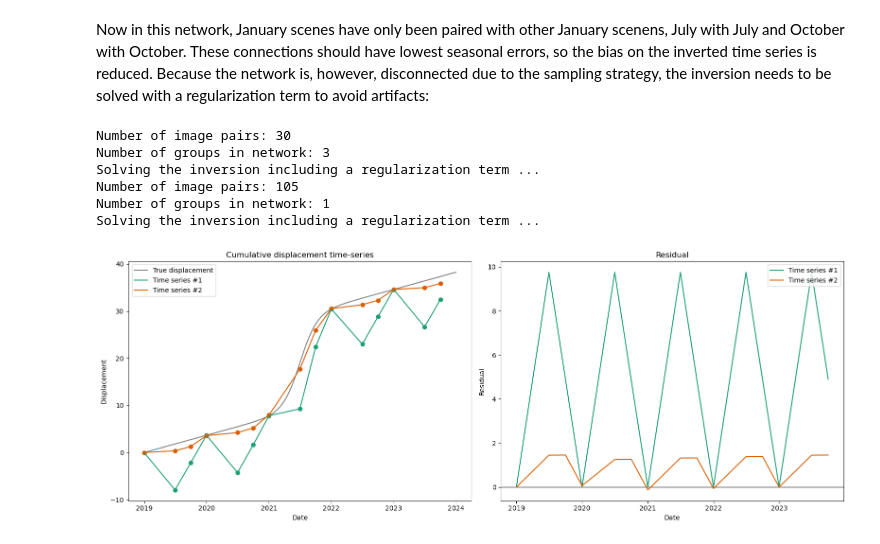
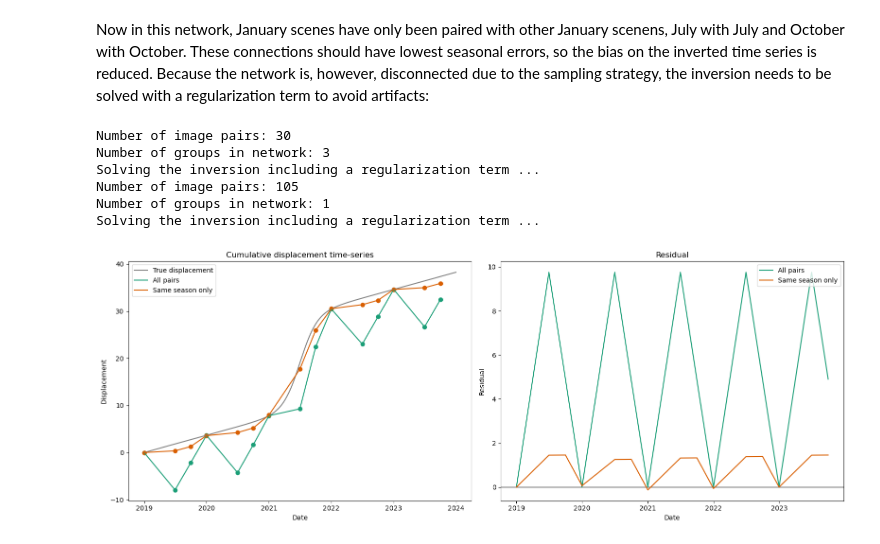
Before and after one commit to UP-RS-ESP/timeseries_inversion, a Jupyter notebook: timeseries_inversion_seasonal_error_mitigation.ipynb, the cells around one changed output. Drawn from its saved outputs; the diff is of its cells as text; code cells hidden in the pictures.

```diff
--- a/timeseries_inversion_seasonal_error_mitigation.ipynb
+++ b/timeseries_inversion_seasonal_error_mitigation.ipynb
@@ -87,12 +87,12 @@ Now in this network, January scenes have only been paired with other January sce
 # %%
 ts_sameseason = inv.run_inversion(network_sameseason, regu = True)
 ts_all = inv.run_inversion(network2, regu = True)
-inv.plot_timeseries([ts_all, ts_sameseason], original_signal)
+inv.plot_timeseries([ts_all, ts_sameseason], original_signal, legend = ["All pairs", "Same season only"])
 # %% [output]
 Number of image pairs: 30
 Number of groups in network: 3
 Solving the inversion including a regularization term ...
 Number of image pairs: 105
 Number of groups in network: 1
 Solving the inversion including a regularization term ...
-[figure, old version]
+[figure, new version]
```
Also changed, not shown: parts of 1 cell of this notebook, 1 other file.
